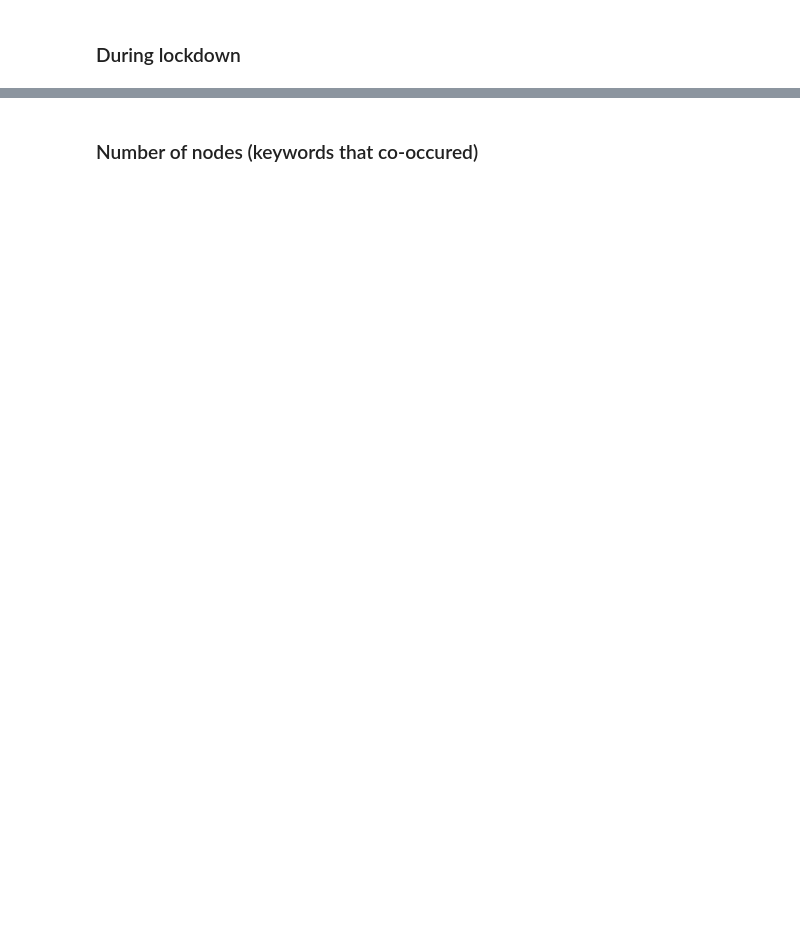
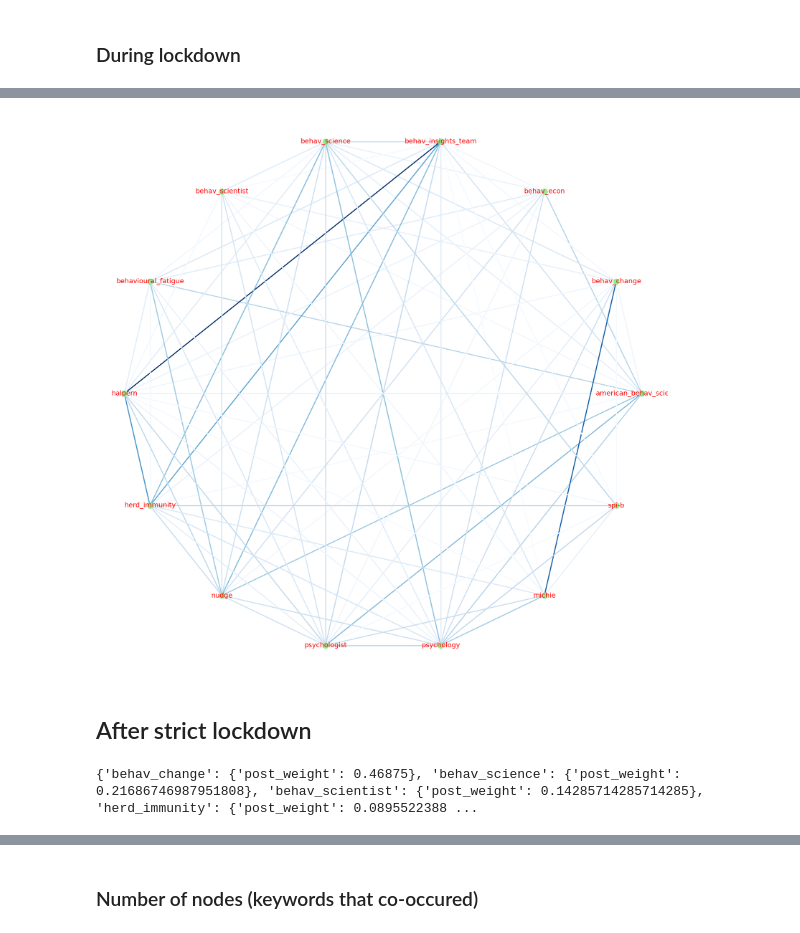
Before and after one commit to exfalsoquodlibet/behavioural-sci-perception, a Jupyter notebook: notebooks/news_media/keywords-co-occurrence-across-time.ipynb, the cells around one changed output, grey strips where cells are left out. Saved outputs shown, nothing was run; the diff lists cells and outputs as text; code cells hidden in the pictures; blank space fills up the shorter version.

```diff
--- a/notebooks/news_media/keywords-co-occurrence-across-time.ipynb
+++ b/notebooks/news_media/keywords-co-occurrence-across-time.ipynb
@@ -480,2 +437,2 @@ before_dice_coefs = calc_dice(yn_occurence_data=kword_df_before, kwords_list=kwo
 # %%
-lock_dice_coefs = calc_dice(yn_occurence_data=kword_df_lock, kwords_list=kwords, prefix="lock")
+lock_dice_coefs = calc_dice(yn_occurence_data=doc_freqs_lock, kwords_list=kwords, prefix="lock")
@@ -563,13 +730,17 @@ print(nx.to_dict_of_dicts(lock_dice_graph).get('michie'))
 lock_dice_weights = list(nx.get_edge_attributes(lock_dice_graph,'lock_weight').values())
 # %%
 fig, ax = plt.subplots(figsize=(30,30))
-nx.draw_networkx(lock_dice_graph,
+nx.draw_circular(lock_dice_graph,
                  with_labels=True,
-                 edge_color=lock_simpson_dice_weights,
+                 edge_color=lock_dice_weights,
                  width=3,
                  node_color='lightgreen',
                  font_size=20,
                  font_color='red',
                  font_weight=3,
                  edge_cmap=plt.cm.Blues
                 )
+# %% [output]
+[figure, added]
+# %% [markdown]
+## After strict lockdown
@@ -575,0 +753,5 @@ nx.draw_networkx(lock_dice_graph,
+# %%
+# take a look at one
+print(nx.to_dict_of_dicts(post_dice_graph).get('michie'))
+# %% [output]
+{'behav_change': {'post_weight': 0.46875}, 'behav_science': {'post_weight': 0.21686746987951808}, 'behav_scientist': {'post_weight': 0.14285714285714285}, 'herd_immunity': {'post_weight': 0.0895522388 ...
```
Also changed, not shown: parts of 160 cells of this notebook.
